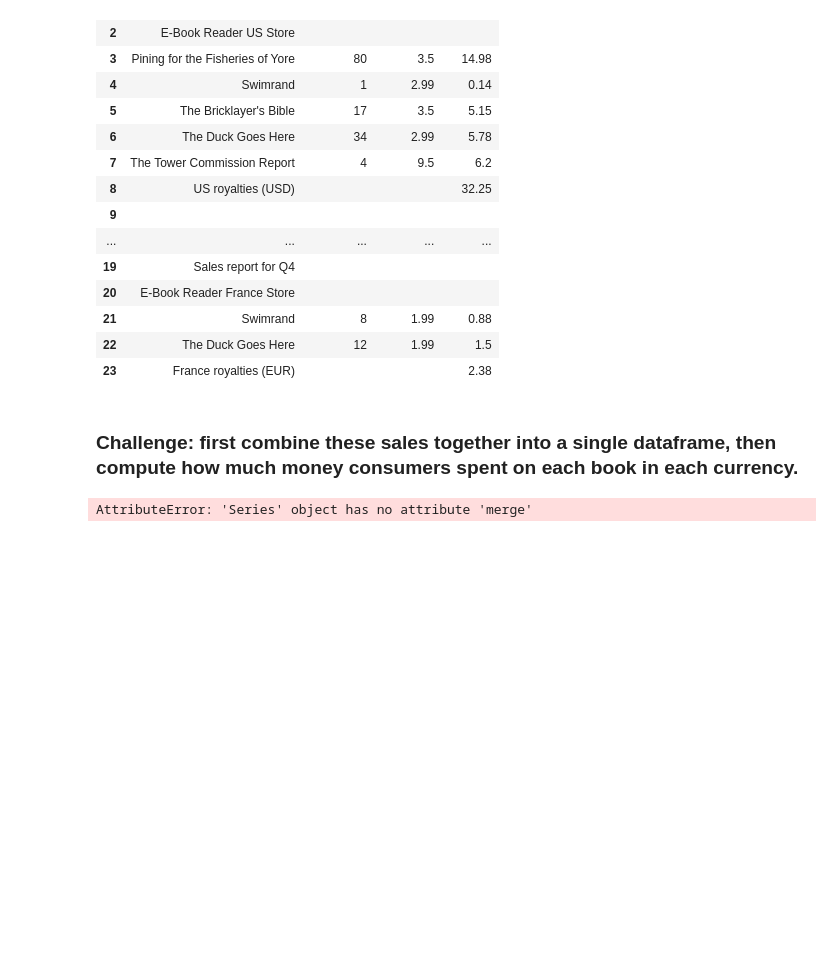
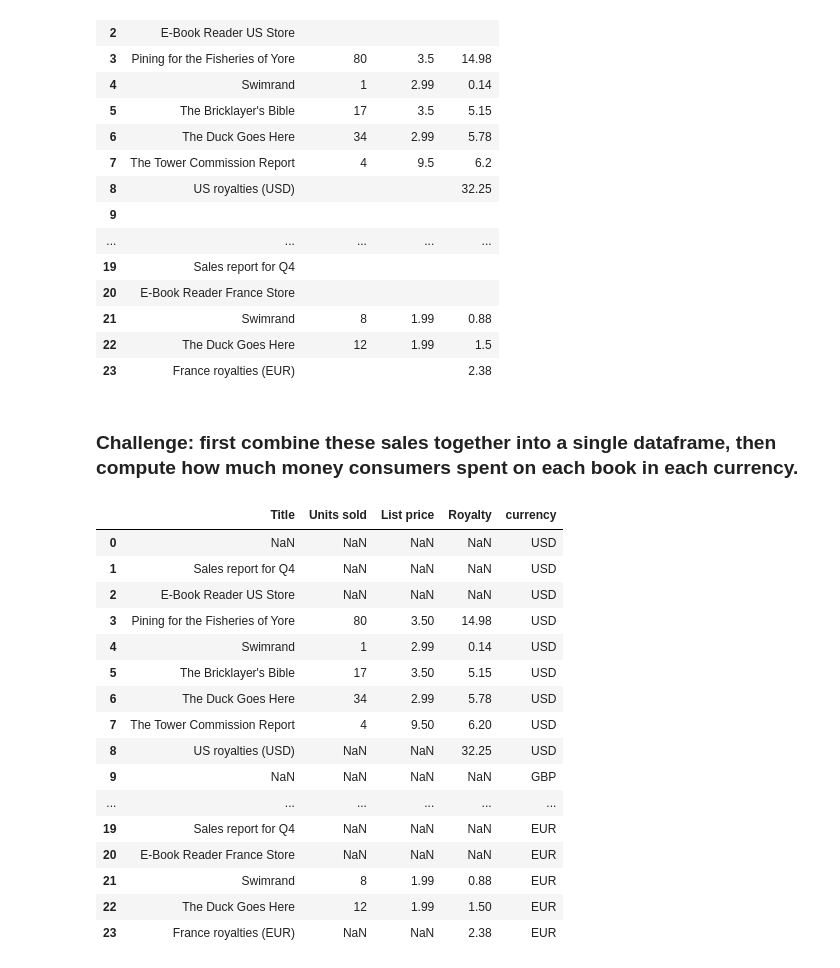
Before and after one commit to climberwb/pycon-pandas-tutorial, a Jupyter notebook: Exercises-6.ipynb, the cells around one changed output. Saved outputs shown, nothing was run; the diff lists cells and outputs as text; code cells hidden in the pictures; blank space fills up the shorter version.

```diff
--- a/Exercises-6.ipynb
+++ b/Exercises-6.ipynb
@@ -38,7 +39,25 @@ sales2.fillna('')
 | 23 | France royalties (EUR) |  |  | 2.38 |
 # %% [markdown]
 ### Challenge: first combine these sales together into a single dataframe, then compute how much money consumers spent on each book in each currency.
-# %%
-sales1.merge(sales2)
-# %% [output]
-AttributeError: 'Series' object has no attribute 'merge'
+# %%
+col = sales2.Title.str.extract(r'\((.*)\)')
+sales2['currency'] = col.fillna(method='bfill')
+sales2
+# %% [output]
+|  | Title | Units sold | List price | Royalty | currency |
+| 0 | NaN | NaN | NaN | NaN | USD |
+| 1 | Sales report for Q4 | NaN | NaN | NaN | USD |
+| 2 | E-Book Reader US Store | NaN | NaN | NaN | USD |
+| 3 | Pining for the Fisheries of Yore | 80 | 3.50 | 14.98 | USD |
+| 4 | Swimrand | 1 | 2.99 | 0.14 | USD |
+| 5 | The Bricklayer's Bible | 17 | 3.50 | 5.15 | USD |
+| 6 | The Duck Goes Here | 34 | 2.99 | 5.78 | USD |
+| 7 | The Tower Commission Report | 4 | 9.50 | 6.20 | USD |
+| 8 | US royalties (USD) | NaN | NaN | 32.25 | USD |
+| 9 | NaN | NaN | NaN | NaN | GBP |
+| ... | ... | ... | ... | ... | ... |
+| 19 | Sales report for Q4 | NaN | NaN | NaN | EUR |
+| 20 | E-Book Reader France Store | NaN | NaN | NaN | EUR |
+| 21 | Swimrand | 8 | 1.99 | 0.88 | EUR |
+| 22 | The Duck Goes Here | 12 | 1.99 | 1.50 | EUR |
+| 23 | France royalties (EUR) | NaN | NaN | 2.38 | EUR |
```
Also changed, not shown: parts of 3 cells of this notebook.
